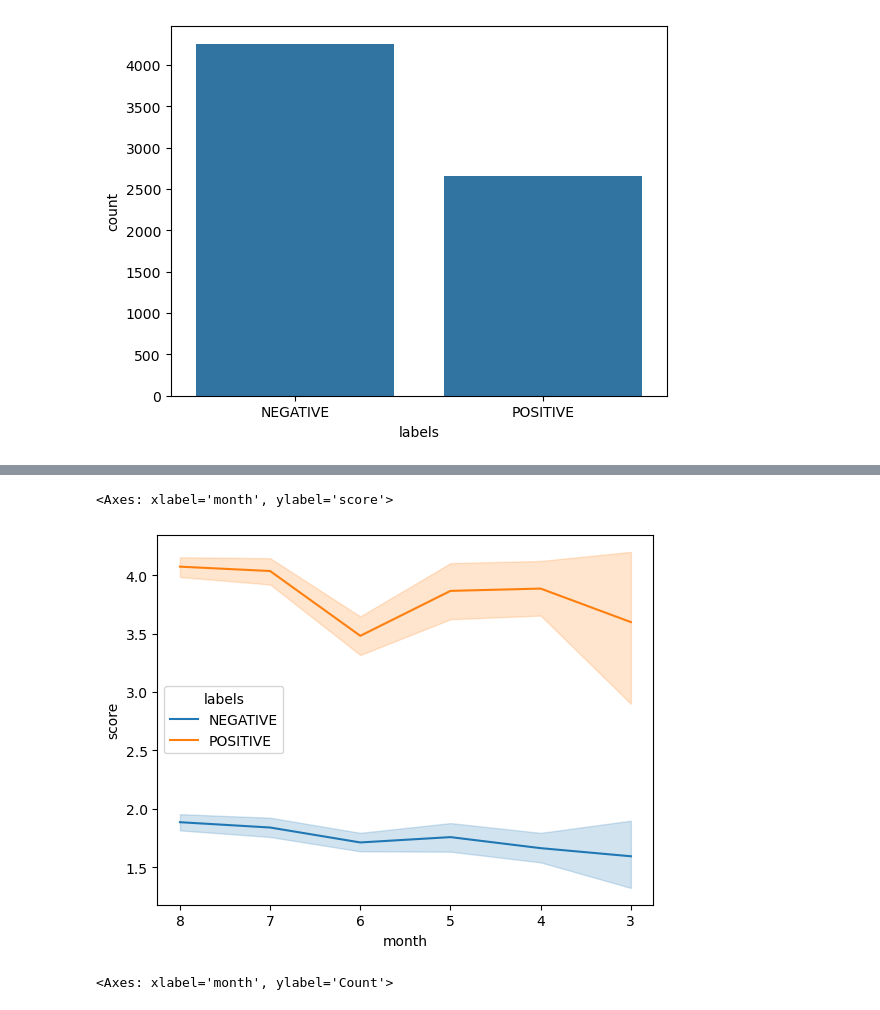
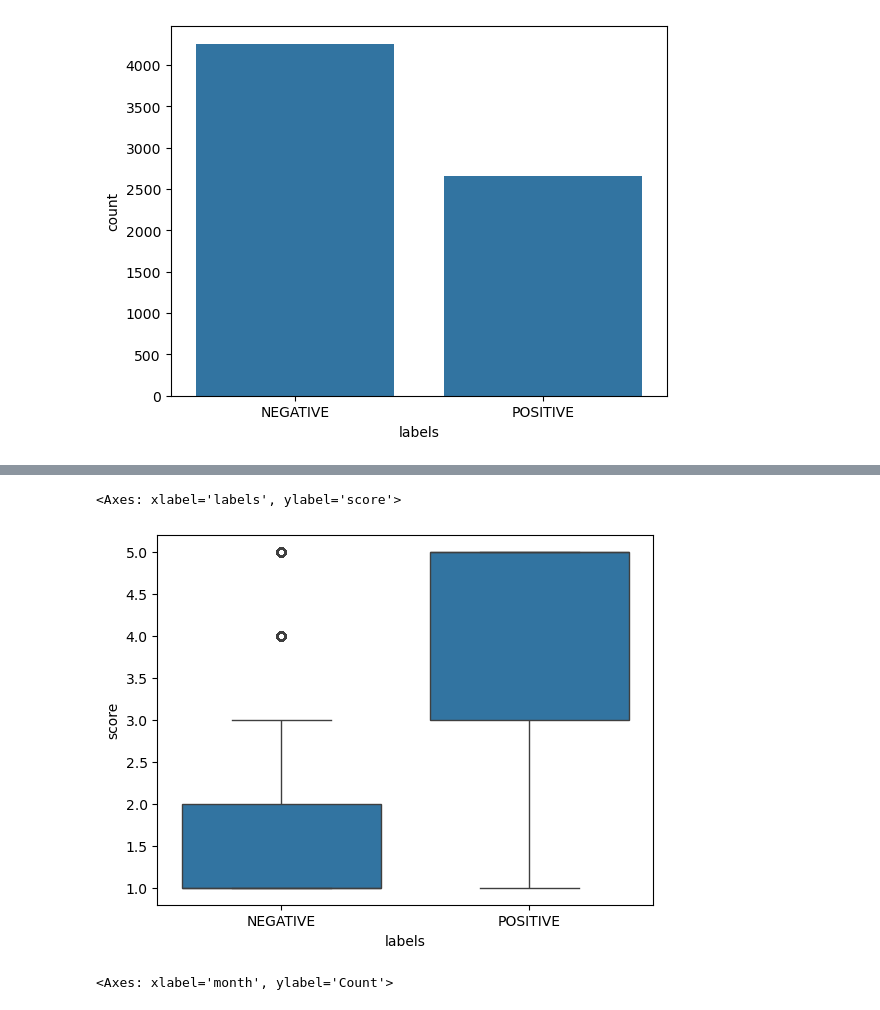
Before and after one commit to WayanArdike/gopay, a Jupyter notebook: study-case-gopay.ipynb, the cells around one changed output, grey strips where cells are left out. Saved outputs shown, nothing was run; the diff lists cells and outputs as text; code cells hidden in the pictures.

```diff
--- a/study-case-gopay.ipynb
+++ b/study-case-gopay.ipynb
@@ -363,8 +381,8 @@ sns.countplot(data=data, x='labels')
 # %%
-sns.lineplot(data=data, x='month', hue='labels', y='score')
+sns.boxplot(data=data, x='labels', y='score')
 # %% [output]
-<Axes: xlabel='month', ylabel='score'>
+<Axes: xlabel='labels', ylabel='score'>
-[figure, old version]
+[figure, new version]
 # %%
 sns.histplot(data=data, x="month", hue="labels", multiple="stack")
 # %% [output]
```
Also changed, not shown: parts of 2 cells of this notebook.
